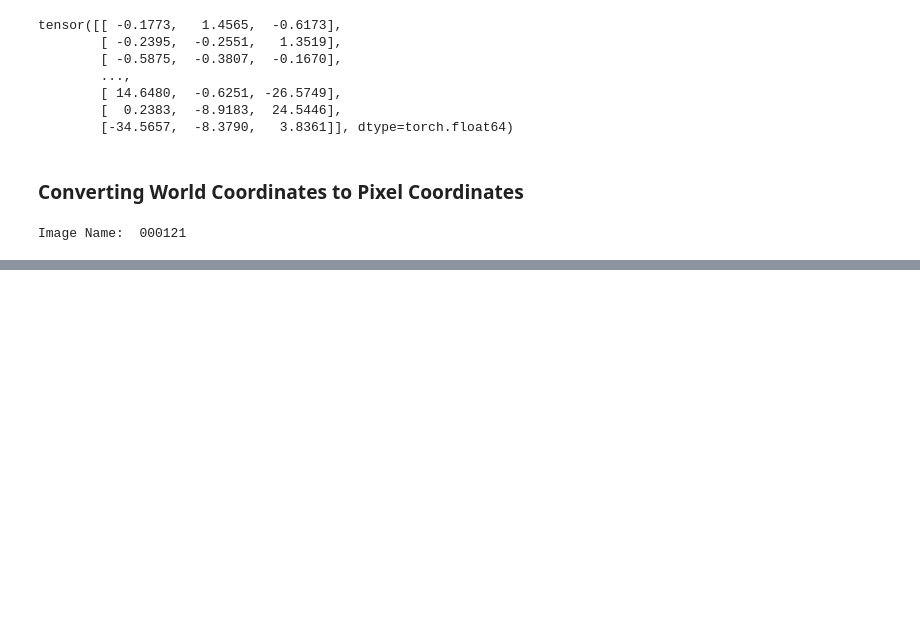
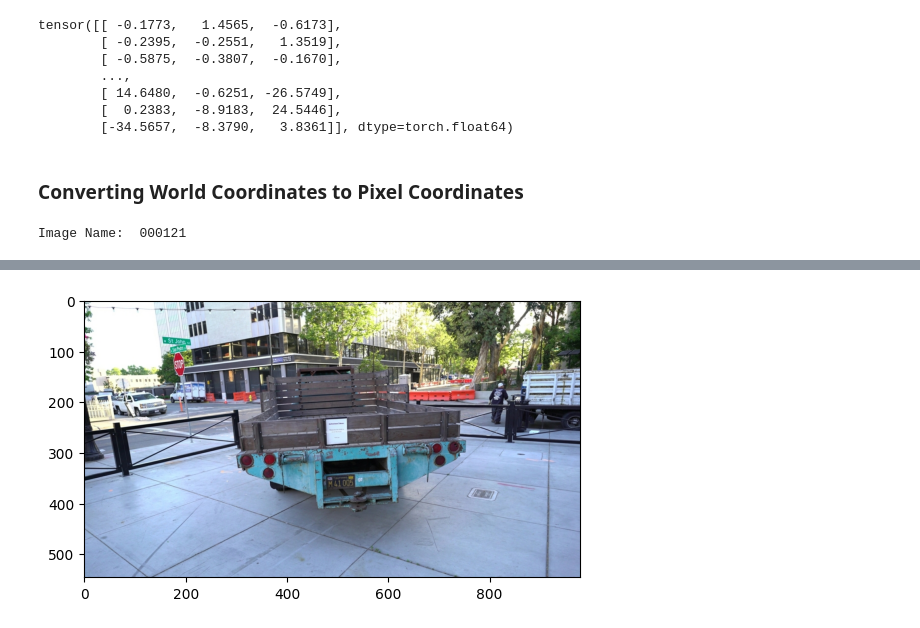
Before and after one commit to Zhu-K/text-prompted-3dgs-segmentation, a Jupyter notebook: projection/main.ipynb, the cells around one changed output, grey strips where cells are left out. Saved outputs shown, nothing was run; the diff lists cells and outputs as text; code cells hidden in the pictures; blank space fills up the shorter version.

Commit message:
updated notebook to show reference photo

```diff
--- a/projection/main.ipynb
+++ b/projection/main.ipynb
@@ -129,0 +125,7 @@ plt.show()
+# %%
+# place image dataset in the ../dataset directory
+img_gt = plt.imread(f"../dataset/truck/images/{cameras[i]['img_name']}.jpg")
+plt.imshow(img_gt)
+plt.show()
+# %% [output]
+[figure, added]
```
Also changed, not shown: parts of 7 cells of this notebook, 1 other file.
